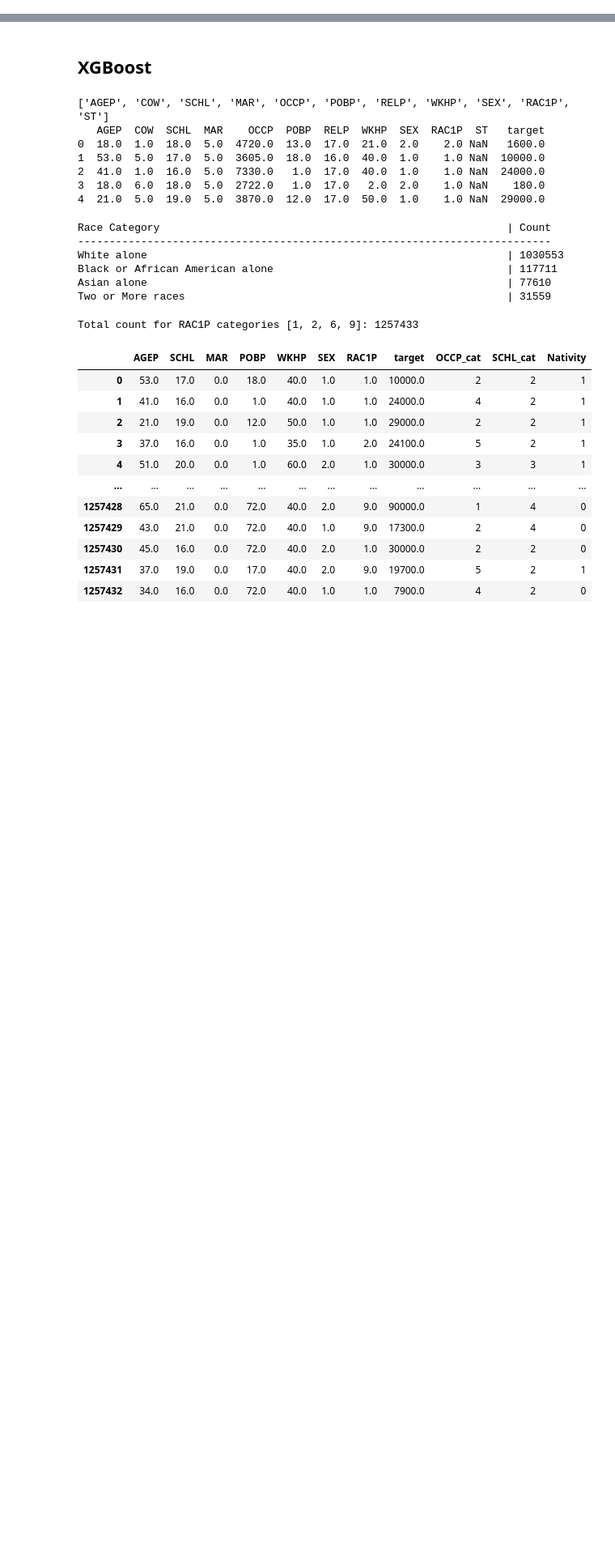
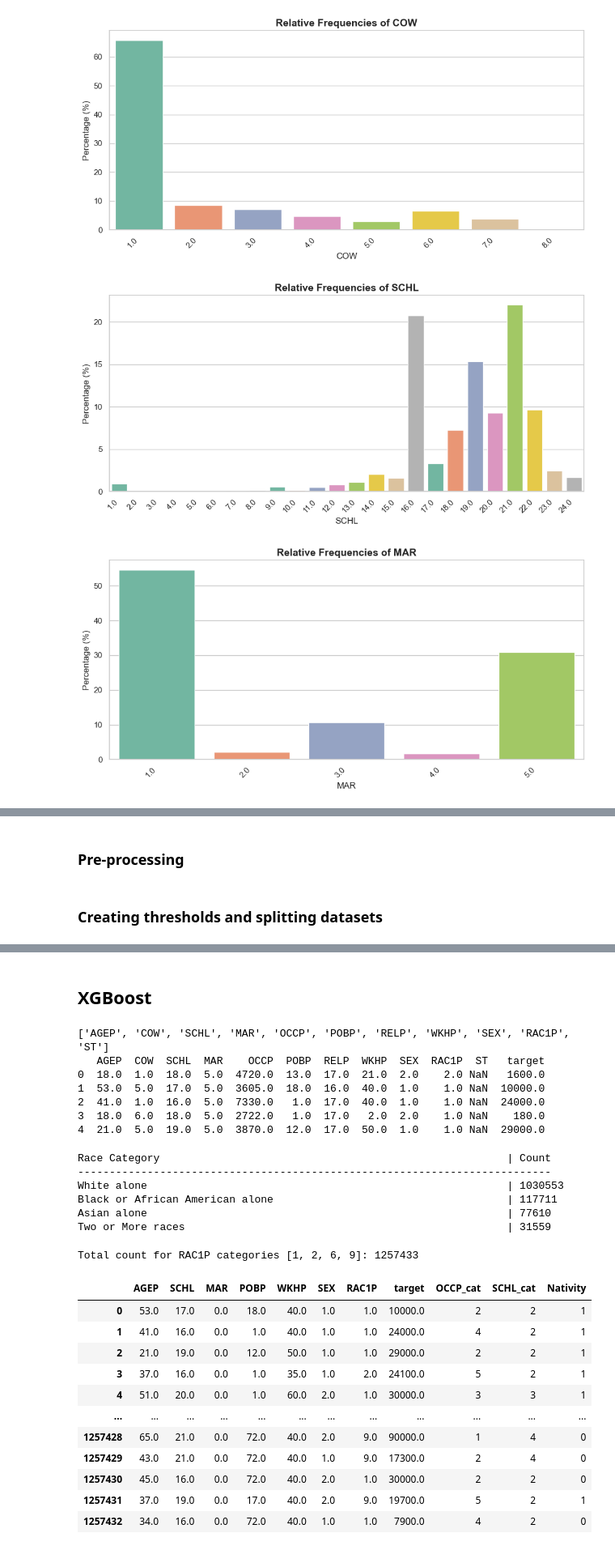
Before and after one commit to antisocialites/HCML, a Jupyter notebook: XGBoost/ACSIncome_xgboost.ipynb, the cells around one changed output, grey strips where cells are left out. Shown at 81% size. Cells and saved outputs as stored; diff of their text form; code cells hidden in the pictures; blank space fills up the shorter version.

```diff
--- a/XGBoost/ACSIncome_xgboost.ipynb
+++ b/XGBoost/ACSIncome_xgboost.ipynb
@@ -82,0 +101,31 @@ dtype: int64
+# %%
+sns.set_theme(style="whitegrid", palette="Set2")
+
+limit_top_n = 30
+columns_to_limit = ['OCCP', 'POBP']
+
+
+for col in categorical_cols:
+    plt.figure(figsize=(10, 5))
+
+    # value counts normalized
+    value_counts = df[col].value_counts(normalize=True) * 100
+
+    if col in columns_to_limit:
+        value_counts = value_counts.head(limit_top_n)
+
+    plot_df = value_counts.reset_index()
+    plot_df.columns = [col, 'percentage']
+
+    sns.barplot(data=plot_df, x=col, y='percentage', hue=col, palette="Set2", legend=False)
+
+    plt.title(f'Relative Frequencies of {col}', fontsize=14, weight='bold')
+    plt.xlabel(col)
+    plt.ylabel('Percentage (%)')
+    plt.xticks(rotation=45, ha='right')
+    plt.tight_layout()
+    plt.show()
+# %% [output]
+[figure, added]
+[figure, added]
+[figure, added]
@@ -82,0 +137,2 @@ dtype: int64
+# %% [markdown]
+### Pre-processing
@@ -82,0 +143,2 @@ dtype: int64
+# %% [markdown]
+### Creating thresholds and splitting datasets
```
Also changed, not shown: parts of 28 cells of this notebook.
